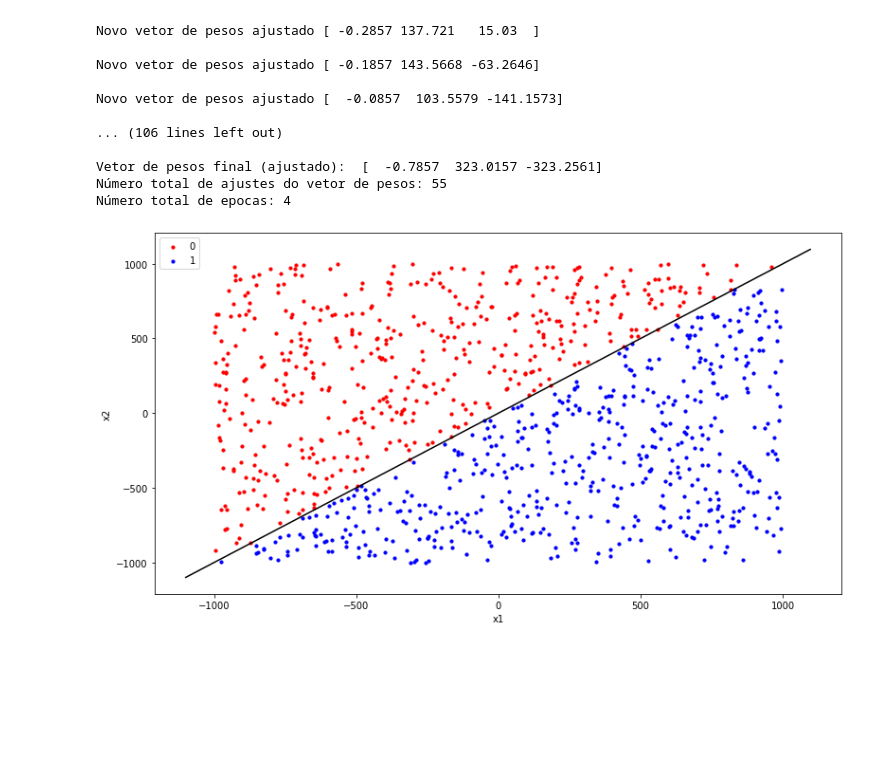
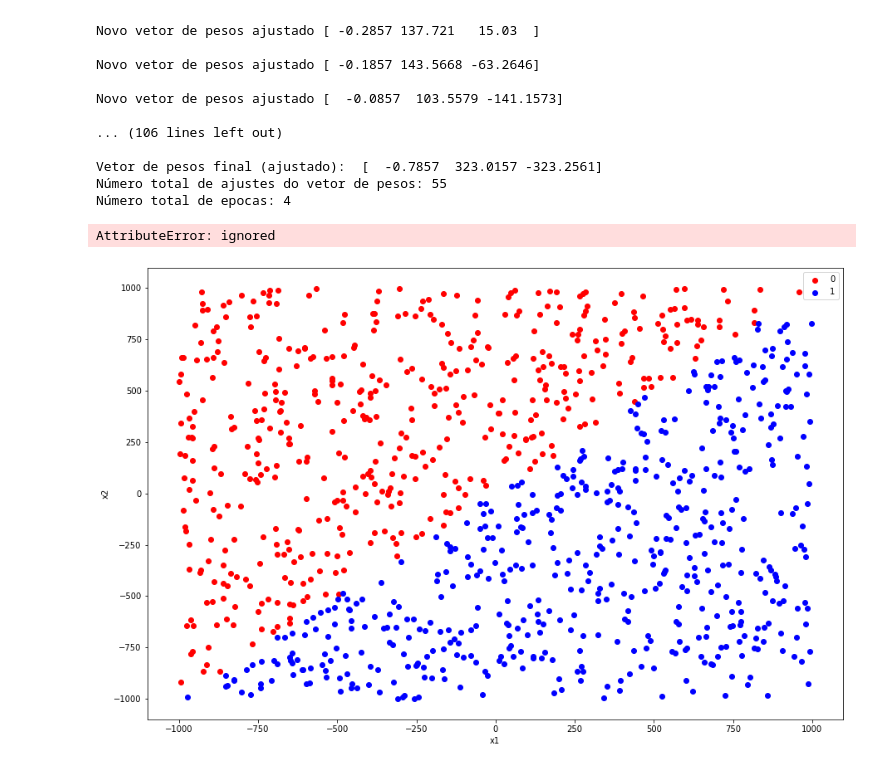
Before and after one commit to AllanHigorLP/Atividade_avaliativa-2.1-RNA, a Jupyter notebook: Atividade_2_1_RNA.ipynb, the cells around one changed output. Saved outputs shown, nothing was run; the diff lists cells and outputs as text; code cells hidden in the pictures; blank space fills up the shorter version.

```diff
--- a/Atividade_2_1_RNA.ipynb
+++ b/Atividade_2_1_RNA.ipynb
@@ -119,33 +119,35 @@ Vetor de pesos final (ajustado):  [  -0.7857  323.0157 -323.2561]
 Número total de ajustes do vetor de pesos: 55
 Número total de epocas: 4
 # %%
-plt.figure(figsize=(13, 7))
+plt.figure(figsize=(15,10))
+
 x_classe0 = []
 y_classe0 = []
 x_classe1 = []
 y_classe1 = []
+
+classe0 = []
 
 for example in df:
     if example[2] == 0.0:
         x_classe0.append(example[0])
         y_classe0.append(example[1])
     if example[2] == 1.0:
         x_classe1.append(example[0])
         y_classe1.append(example[1])
 
-plt.scatter(x_classe0, y_classe0, s=10, color='r', marker="o", label='0')
-plt.scatter(x_classe1, y_classe1, s=10, color='b', marker="o", label='1')
+plt.scatter(x_classe0, y_classe0, color='r', label='0')
+plt.scatter(x_classe1, y_classe1, color='b', label='1')
 
 plt.legend()
 plt.xlabel("x1")
 plt.ylabel("x2")
 
-xmin, xmax = plt.xlim()
-ymin, ymax = plt.ylim()
-x = np.linspace(xmin, xmax)
-y = np.linspace(ymin, ymax)
-plt.plot(x, y, 'k-')
+slp = -(weight[0]/weight[2]) / (weight[0]/weight[1])
+end = (weight[0]/weight[2])
+plt.axline((0, end), slope=slp, color="black")
 
 plt.show()
 # %% [output]
+AttributeError: ignored
-[figure, old version]
+[figure, new version]
```
